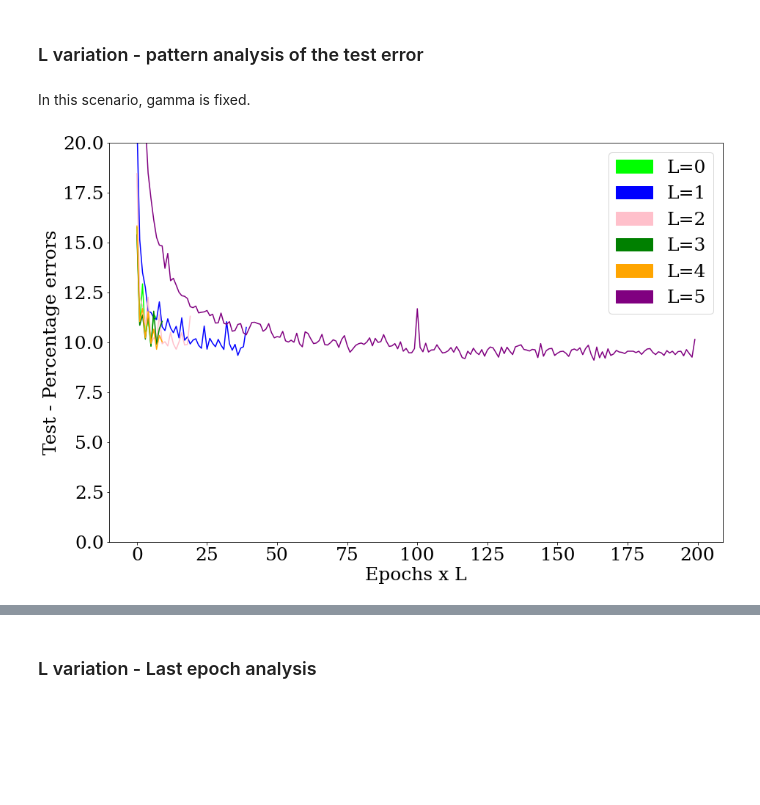
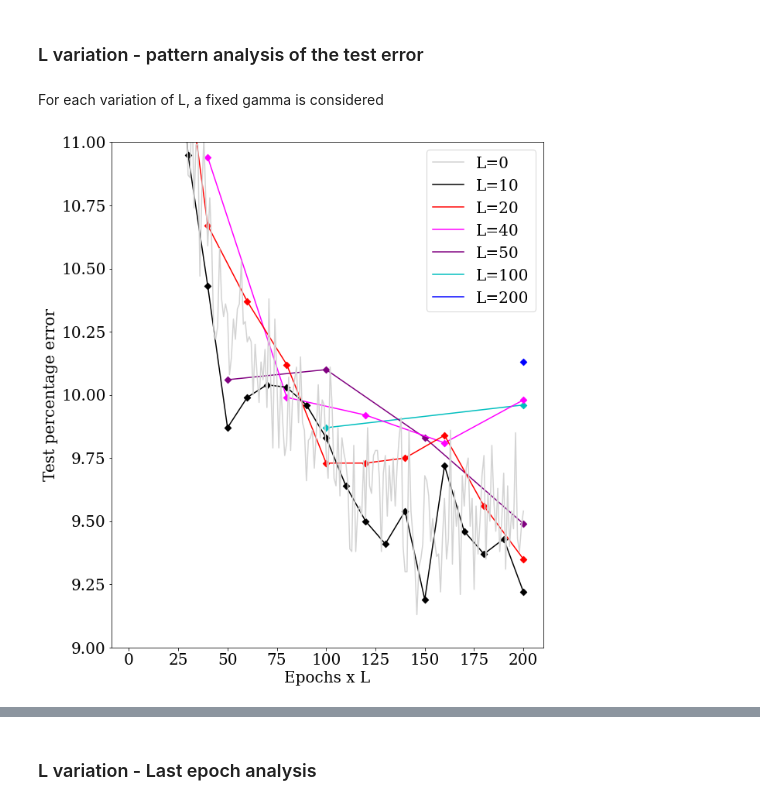
Before and after one commit to melissamcarvalho/entropy-sgd-reproduction, a Jupyter notebook: notebooks/1_plots_final_experiment.ipynb, the cells around one changed output, grey strips where cells are left out. Saved outputs shown, nothing was run; the diff lists cells and outputs as text; code cells hidden in the pictures; blank space fills up the shorter version.

Commit message:
add backup plots

```diff
--- a/notebooks/1_plots_final_experiment.ipynb
+++ b/notebooks/1_plots_final_experiment.ipynb
@@ -8,7 +8,7 @@ import matplotlib.patches as mpatches
 # %% [markdown]
 ### Auxiliary functions
 # %%
-def general_plot(files, labels, colors, xidx, yidx, ylabel, xlabel,
+def general_plot(files, tag_column_idx, colors, xidx, yidx, ylabel, xlabel, title, order,
                  fontsize=20, font='serif', figsize=(15, 10), bottom=0, top=20):
     """
     Plot results of the wandb dataframes given a xcolumn index and a ycolumn index
@@ -21,13 +21,19 @@ def general_plot(files, labels, colors, xidx, yidx, ylabel, xlabel,
 
     for idx, file in enumerate(files):
         df = pd.read_csv(file)
-        axs.plot(df.iloc[:, xidx], df.iloc[:, yidx], color=colors[idx])
-        patch = mpatches.Patch(color=colors[idx], label=labels[idx])
+        label = df.columns[tag_column_idx].split('_')[0]
+        axs.plot(df.iloc[:, xidx], df.iloc[:, yidx], color=colors[idx], label=label)
+        if label.strip()!='L=0':
+            axs.scatter(df.iloc[:, xidx], df.iloc[:, yidx], color=colors[idx], marker='D')
+        patch = mpatches.Patch(color=colors[idx], label=label)
         patches.append(patch)
+
     axs.set_xlabel(xlabel)
     axs.set_ylabel(ylabel)
     axs.set_ylim(bottom, top)
-    plt.legend(handles=patches)
+    handles, labels = axs.get_legend_handles_labels()
+    plt.legend([handles[idx] for idx in order],[labels[idx] for idx in order])
+    plt.savefig(title)
 # %%
 def create_dict(files_list):
     """
@@ -99,13 +279,19 @@ def plot_sgd_against_entropy(sgd_mean, sgd_std, entropy_mean, entropy_std,
 # %% [markdown]
 ### L variation - pattern analysis of the test error
 # %% [markdown]
-In this scenario, gamma is fixed.
+For each variation of L, a fixed gamma is considered
 # %%
-test_errors = glob.glob('../WANDB_RESULTS/Lvariation_seed51_gamma0.03_lrdecay/test_errors/**')
-general_plot(test_errors,
-             ['L=0', 'L=1', 'L=2', 'L=3', 'L=4', 'L=5'],
-              ['lime', 'blue', 'pink', 'green', 'orange', 'purple'], 0, 1,
-               'Test - Percentage errors', 'Epochs x L',
-               fontsize=25, font='serif', figsize=(15, 10), bottom=0, top=20)
+test_errors_1 = sorted(glob.glob('../WANDB_RESULTS/HyperParamAnalysis/g=3e-5/test_error/**'))
-# %% [output]
-[figure, removed]
+# %%
+general_plot(test_errors_1,
+             1,
+             ['blue', 'c', 'purple', 'magenta', 'red', 'black', 'lightgrey'],
+             0,
+             1,
+             'Test percentage error',
+             'Epochs x L',
+             'gamma_3e-5_test_errors',
+             [6, 5, 4, 3, 2, 1, 0],
+             fontsize=20, font='serif', figsize=(10, 12), bottom=9, top=11)
+# %% [output]
+[figure, added]
```
Also changed, not shown: parts of 56 cells of this notebook.
